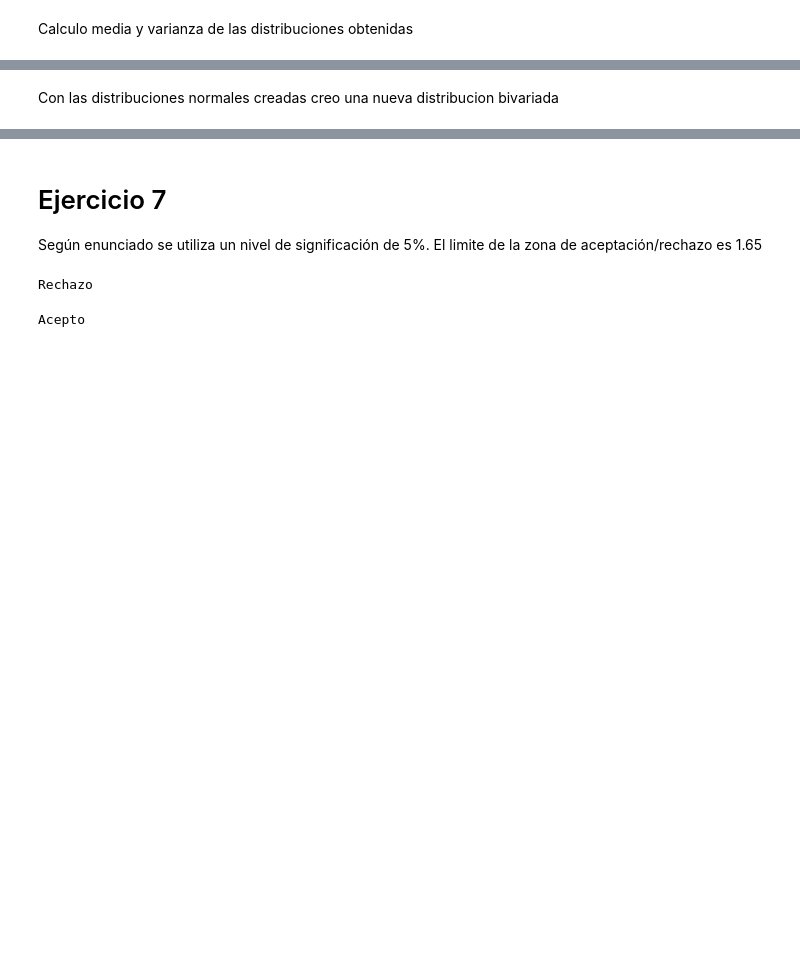
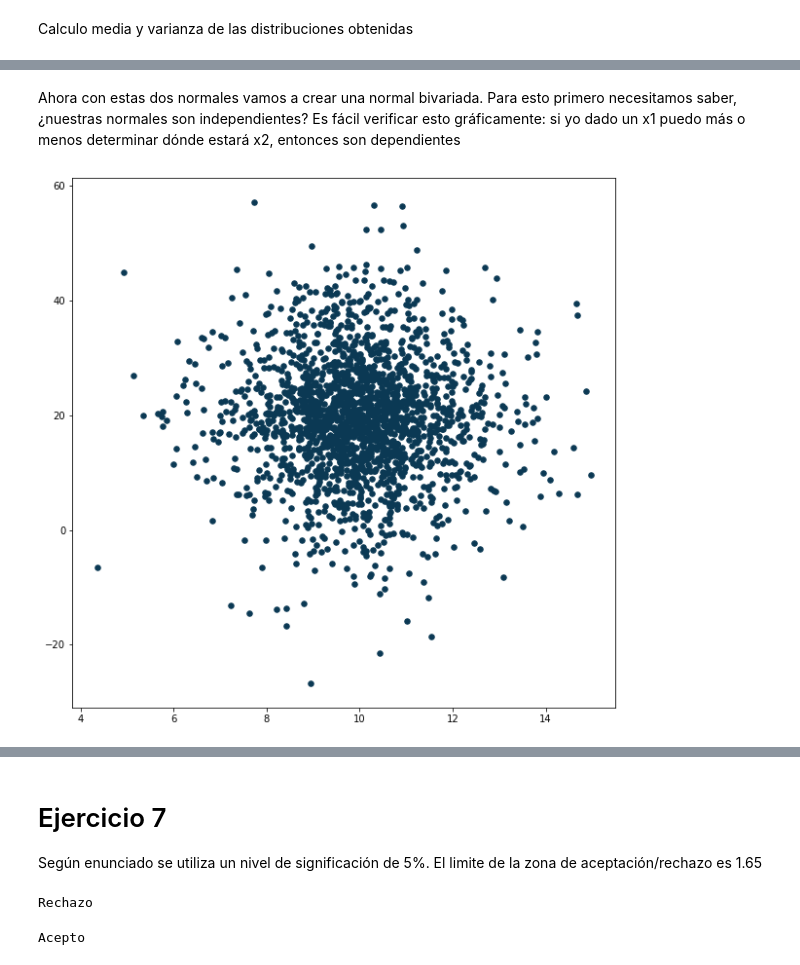
Before and after one commit to nicolaslongo/tp1-simulacion, a Jupyter notebook: Ejercicio 6 y 7.ipynb, the cells around one changed output, grey strips where cells are left out. Saved outputs shown, nothing was run; the diff lists cells and outputs as text; code cells hidden in the pictures; blank space fills up the shorter version.

```diff
--- a/Ejercicio 6 y 7.ipynb
+++ b/Ejercicio 6 y 7.ipynb
@@ -76,2 +81,12 @@ normal2_media, normal2_varianza
-# %% [markdown]
-Con las distribuciones normales creadas creo una nueva distribucion bivariada
+# %% [markdown]
+Ahora con estas dos normales vamos a crear una normal bivariada. Para esto primero necesitamos saber, ¿nuestras normales son independientes? Es fácil verificar esto gráficamente: si yo dado un x1 puedo más o menos determinar dónde estará x2, entonces son dependientes
+# %%
+min_len = len(normal1) if len(normal1) <= len(normal2) else len(normal2)
+
+X = normal1[:min_len]
+Y = normal2[:min_len]
+fig = plt.figure(figsize=(10, 10))
+plt.scatter(X, Y, s = 30, color='#0B3954')
+plt.show()
+# %% [output]
+[figure, added]
```
Also changed, not shown: parts of 7 cells of this notebook.
